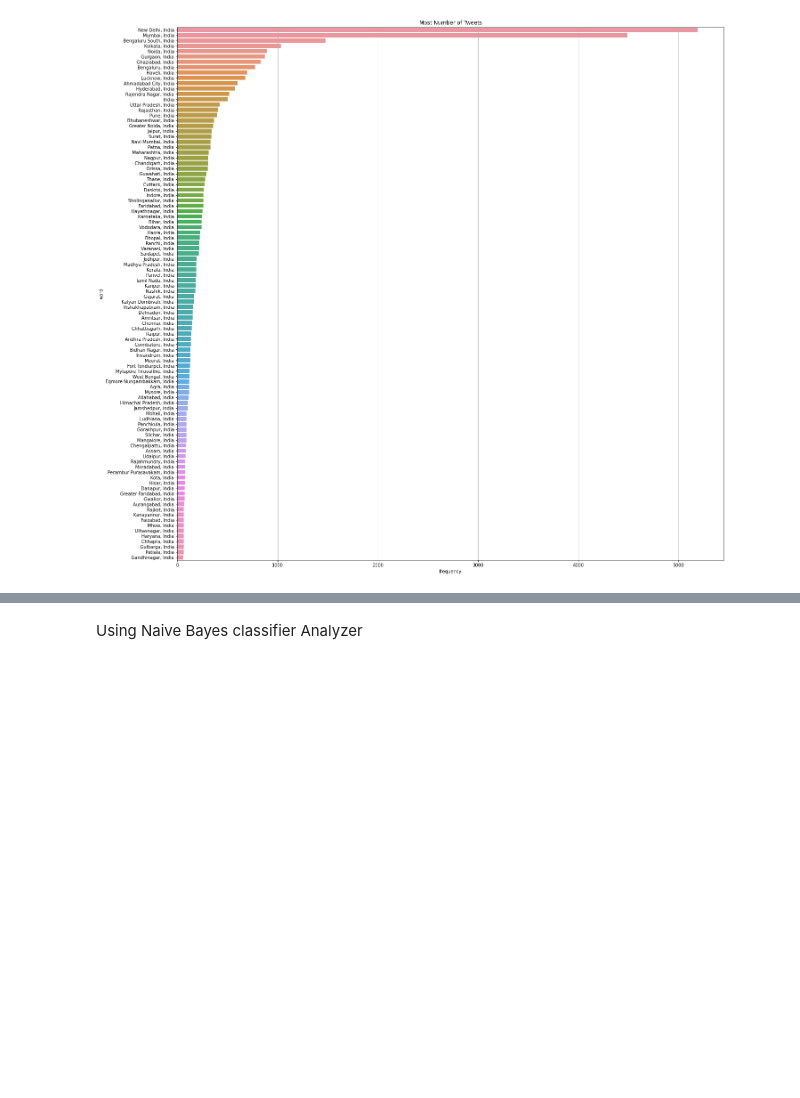
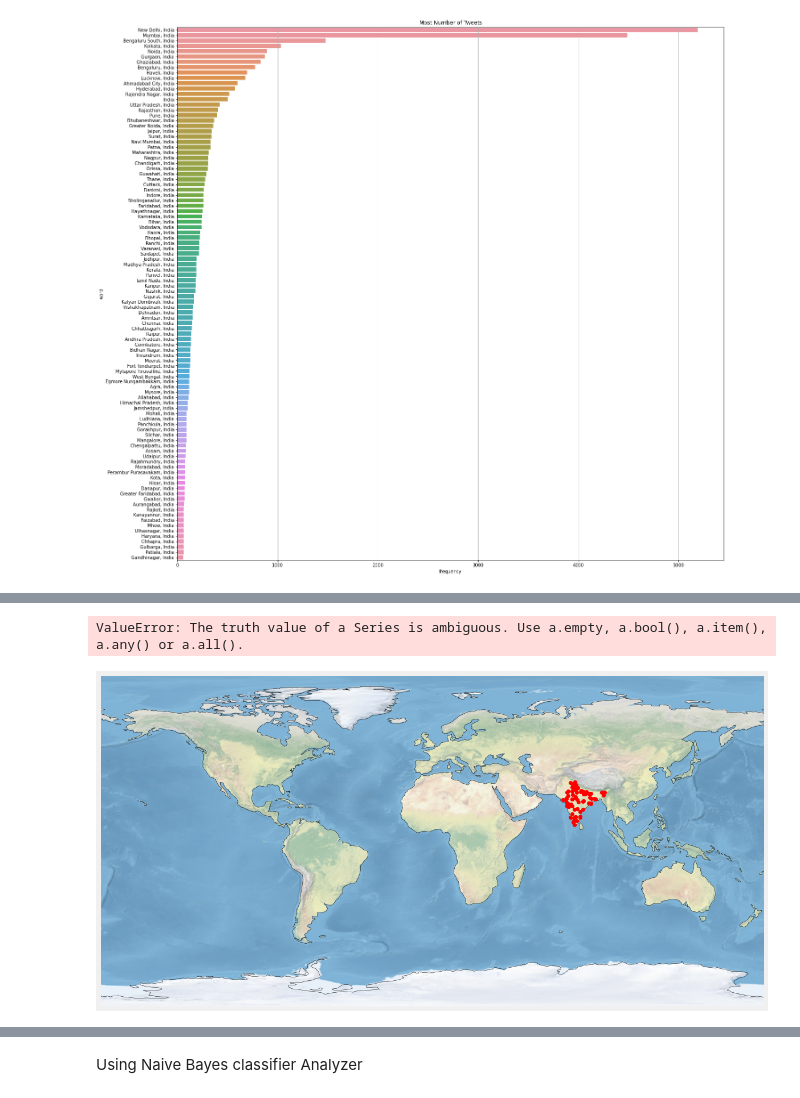
Before and after one commit to Eshwar5799/TweetsAnalysis, a Jupyter notebook: MajorProject-8thSemester.ipynb, the cells around one changed output, grey strips where cells are left out. Drawn from its saved outputs; the diff is of its cells as text; code cells hidden in the pictures; blank space fills up the shorter version.

```diff
--- a/MajorProject-8thSemester.ipynb
+++ b/MajorProject-8thSemester.ipynb
@@ -195,0 +222,13 @@ plt.savefig('MostNumberofTweets.png')
+# %%
+from geopy.geocoders import Nominatim
+geolocator = Nominatim(user_agent='twitter-analysis')
+# %%
+from geopy.exc import GeocoderTimedOut
+
+def do_geocode(address, attempt=1, max_attempts=5):
+    try:
+        return geolocator.geocode(address)
+    except GeocoderTimedOut:
+        if attempt <= max_attempts:
+            return do_geocode(address, attempt=attempt+1)
+        raise
@@ -195,0 +291,2 @@ plt.savefig('MostNumberofTweets.png')
+# %%
+another_df = df_locations.drop('Location',axis=1)
@@ -195,0 +329,4 @@ plt.savefig('MostNumberofTweets.png')
+# %%
+plt.style.use('fivethirtyeight')
+plt.rcParams.update({'font.size': 20})
+plt.rcParams['figure.figsize'] = (20, 10)
@@ -195,0 +335,23 @@ plt.savefig('MostNumberofTweets.png')
+# %%
+ax = plt.axes(projection=ccrs.PlateCarree())
+ax.stock_img()
+ax.plot(df_locations.Longitude, df_locations.Latitude, 'ro', transform=ccrs.PlateCarree())
+ax.coastlines(resolution='110m')
+ax.set_global()
+#ax.set_extent([20, -20, 45,60])
+def get_radius(freq):
+    if freq < 50:
+        return 0.5
+    elif freq < 200:
+        return 1.2
+    elif freq < 1000:
+        return 1.8
+
+for i,x in another_df.iteritems():
+    ax.add_patch(Circle(xy=[i[2], i[1]], radius=get_radius(x), color='blue', alpha=0.6, transform=ccrs.PlateCarree()))
+
+plt.savefig("WorldMap.png")
+plt.show()
+# %% [output]
+ValueError: The truth value of a Series is ambiguous. Use a.empty, a.bool(), a.item(), a.any() or a.all().
+[figure, added]
```
Also changed, not shown: parts of 35 cells of this notebook, 2 other files.
